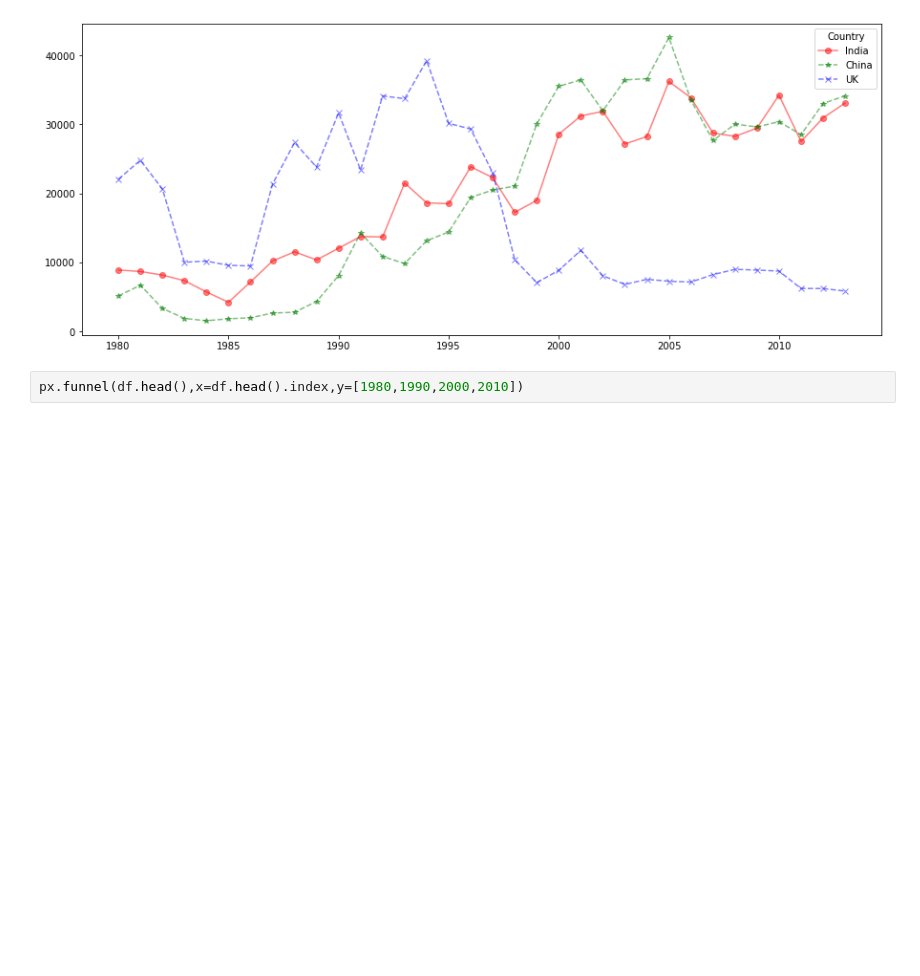
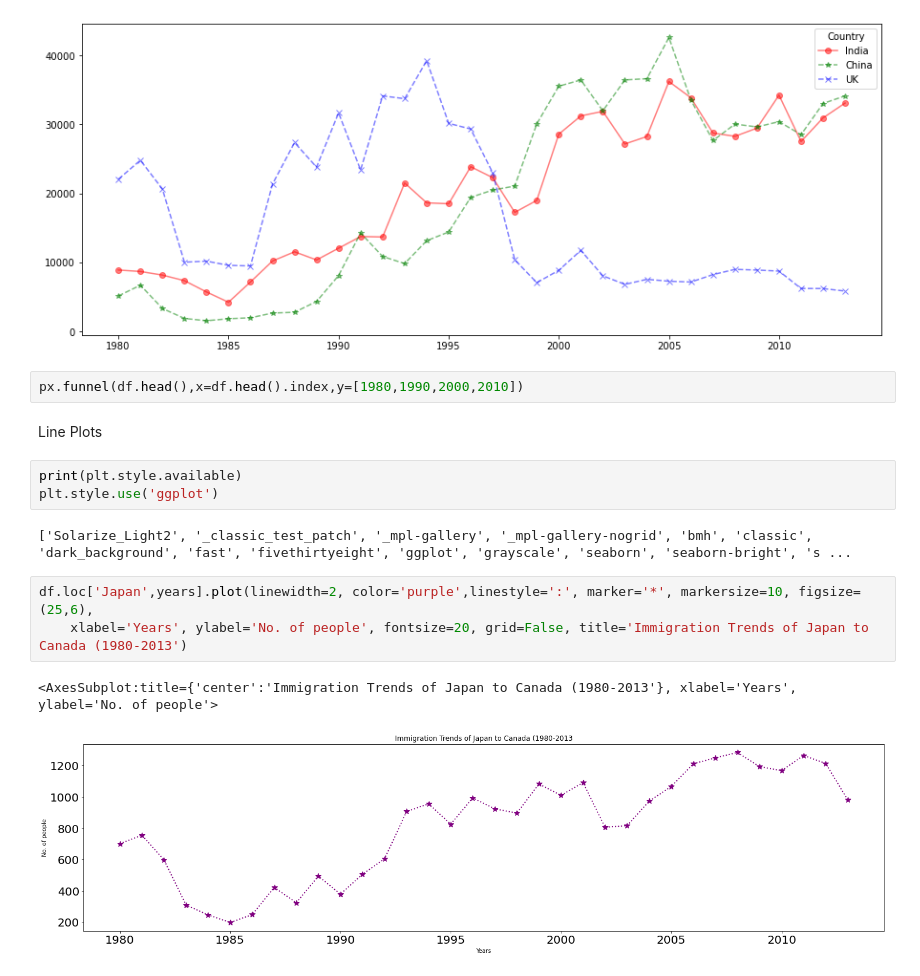
Before and after one commit to AsmitaMaurya24/python-data-sciene, a Jupyter notebook: data_science/data_analytics.ipynb, the cells around one changed output. Drawn from its saved outputs; the diff is of its cells as text; blank space fills up the shorter version.

```diff
--- a/data_science/data_analytics.ipynb
+++ b/data_science/data_analytics.ipynb
@@ -82,3 +98,16 @@ df.loc[countries, years].T.plot(kind='line',
 [figure]
 # %%
 px.funnel(df.head(),x=df.head().index,y=[1980,1990,2000,2010])
+# %% [markdown]
+Line Plots
+# %%
+print(plt.style.available)
+plt.style.use('ggplot')
+# %% [output]
+['Solarize_Light2', '_classic_test_patch', '_mpl-gallery', '_mpl-gallery-nogrid', 'bmh', 'classic', 'dark_background', 'fast', 'fivethirtyeight', 'ggplot', 'grayscale', 'seaborn', 'seaborn-bright', 's ...
+# %%
+df.loc['Japan',years].plot(linewidth=2, color='purple',linestyle=':', marker='*', markersize=10, figsize=(25,6),
+    xlabel='Years', ylabel='No. of people', fontsize=20, grid=False, title='Immigration Trends of Japan to Canada (1980-2013')
+# %% [output]
+<AxesSubplot:title={'center':'Immigration Trends of Japan to Canada (1980-2013'}, xlabel='Years', ylabel='No. of people'>
+[figure, added]
```
Also changed, not shown: parts of 15 cells of this notebook.
